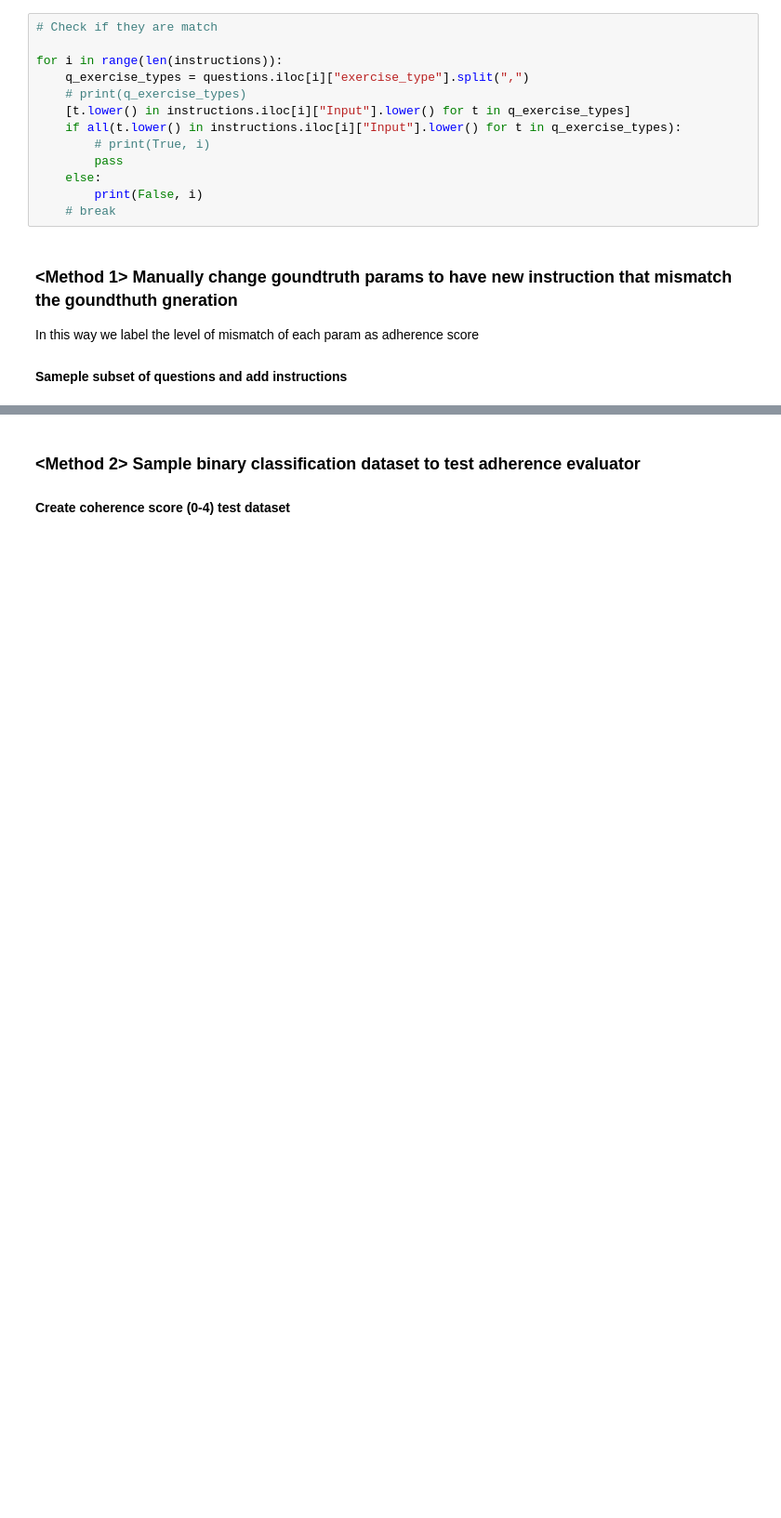
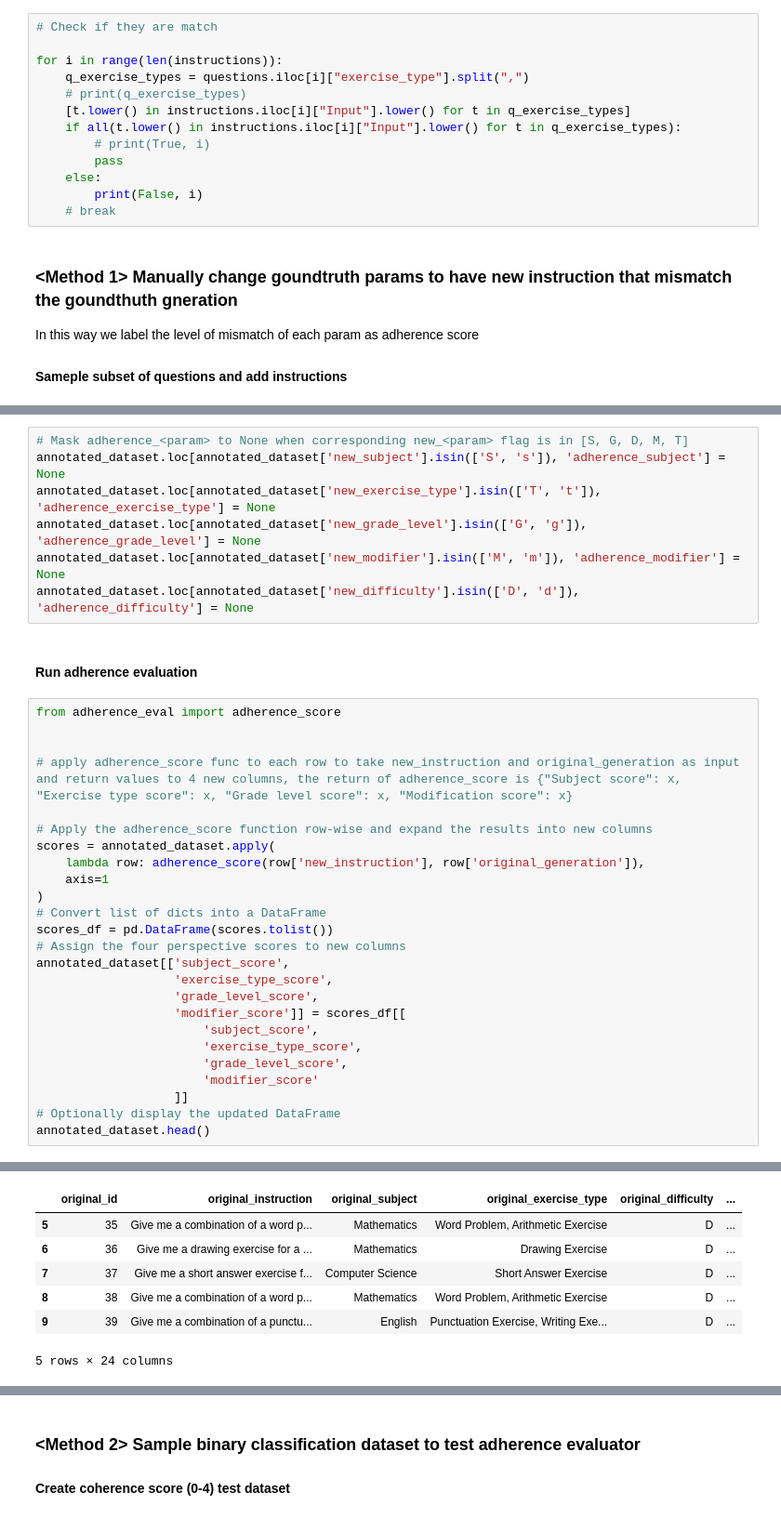
Before and after one commit to edion-io/Content-Generation, a Jupyter notebook: eval/adherence/adherence_eval_by_llm.ipynb, the cells around one changed output, grey strips where cells are left out. Shown at 93% size. Saved outputs shown, nothing was run; the diff lists cells and outputs as text; blank space fills up the shorter version.

```diff
--- a/eval/adherence/adherence_eval_by_llm.ipynb
+++ b/eval/adherence/adherence_eval_by_llm.ipynb
@@ -68,0 +78,35 @@ questions_subset
+# %%
+# Mask adherence_<param> to None when corresponding new_<param> flag is in [S, G, D, M, T]
+annotated_dataset.loc[annotated_dataset['new_subject'].isin(['S', 's']), 'adherence_subject'] = None
+annotated_dataset.loc[annotated_dataset['new_exercise_type'].isin(['T', 't']), 'adherence_exercise_type'] = None
+annotated_dataset.loc[annotated_dataset['new_grade_level'].isin(['G', 'g']), 'adherence_grade_level'] = None
+annotated_dataset.loc[annotated_dataset['new_modifier'].isin(['M', 'm']), 'adherence_modifier'] = None
+annotated_dataset.loc[annotated_dataset['new_difficulty'].isin(['D', 'd']), 'adherence_difficulty'] = None
+# %% [markdown]
+#### Run adherence evaluation
+# %%
+from adherence_eval import adherence_score
+
+
+# apply adherence_score func to each row to take new_instruction and original_generation as input and return values to 4 new columns, the return of adherence_score is {"Subject score": x, "Exercise type score": x, "Grade level score": x, "Modification score": x}
+
+# Apply the adherence_score function row-wise and expand the results into new columns
+scores = annotated_dataset.apply(
+    lambda row: adherence_score(row['new_instruction'], row['original_generation']),
+    axis=1
+)
+# Convert list of dicts into a DataFrame
+scores_df = pd.DataFrame(scores.tolist())
+# Assign the four perspective scores to new columns
+annotated_dataset[['subject_score',
+                   'exercise_type_score',
+                   'grade_level_score',
+                   'modifier_score']] = scores_df[[
+                       'subject_score',
+                       'exercise_type_score',
+                       'grade_level_score',
+                       'modifier_score'
+                   ]]
+# Optionally display the updated DataFrame
+annotated_dataset.head()
+# %% [output]
@@ -68,0 +130,7 @@ questions_subset
+|  | original_id | original_instruction | original_subject | original_exercise_type | original_difficulty | ... |
+| 5 | 35 | Give me a combination of a word p... | Mathematics | Word Problem, Arithmetic Exercise | D | ... |
+| 6 | 36 | Give me a drawing exercise for a ... | Mathematics | Drawing Exercise | D | ... |
+| 7 | 37 | Give me a short answer exercise f... | Computer Science | Short Answer Exercise | D | ... |
+| 8 | 38 | Give me a combination of a word p... | Mathematics | Word Problem, Arithmetic Exercise | D | ... |
+| 9 | 39 | Give me a combination of a punctu... | English | Punctuation Exercise, Writing Exe... | D | ... |
+5 rows × 24 columns
```
Also changed, not shown: parts of 6 cells of this notebook, 2 other files.
